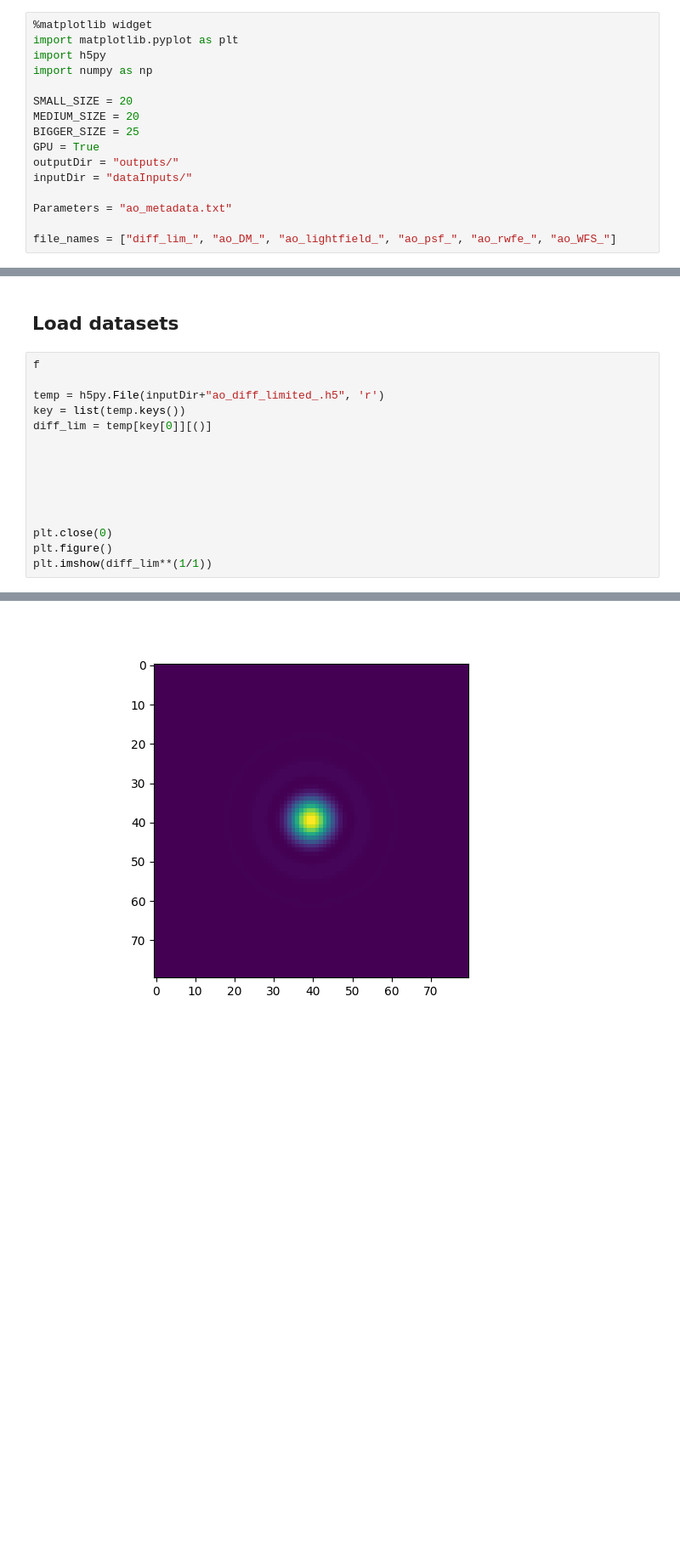
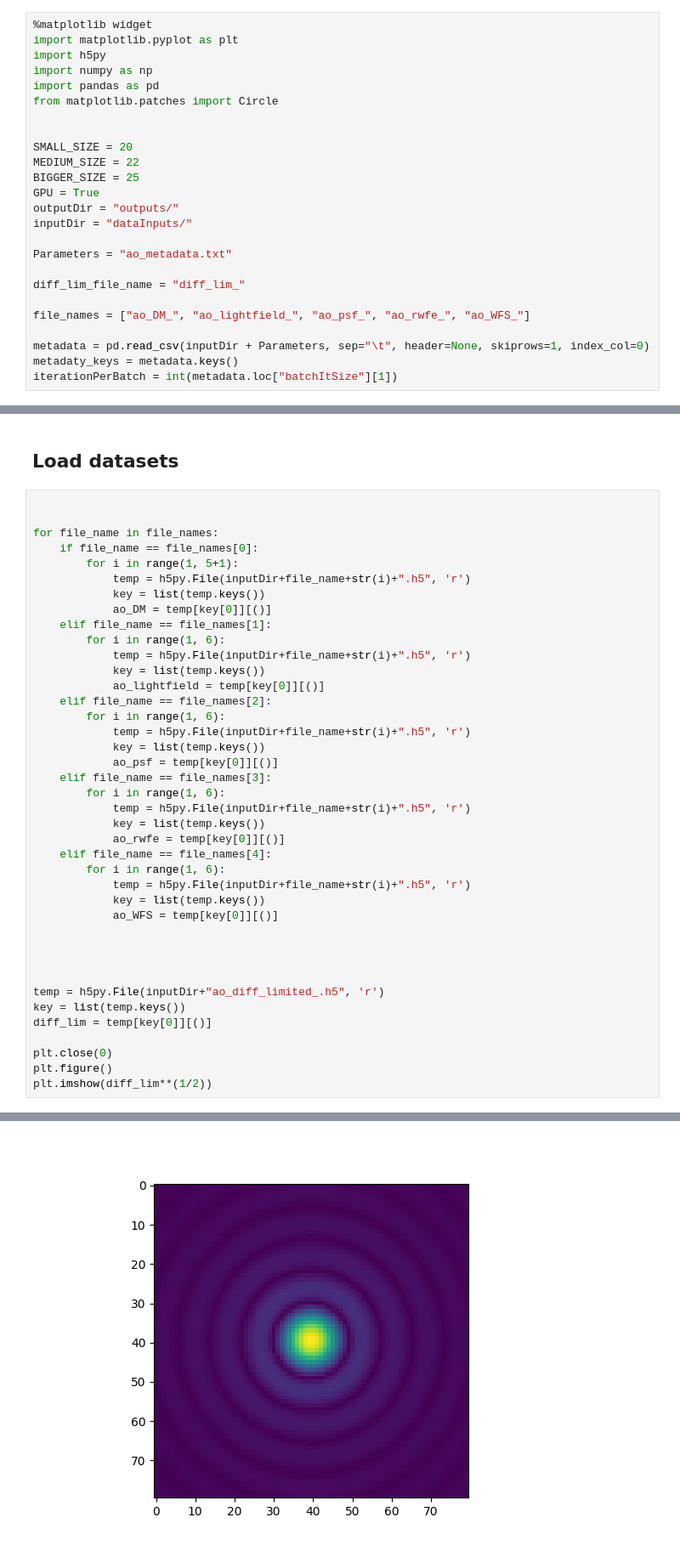
Before and after one commit to HumbertDominique/PSF-R-ML, a Jupyter notebook: preprocessing.ipynb, the cells around one changed output, grey strips where cells are left out. Shown at 85% size. Saved outputs shown, nothing was run; the diff lists cells and outputs as text; blank space fills up the shorter version.

```diff
--- a/preprocessing.ipynb
+++ b/preprocessing.ipynb
@@ -9,9 +9,12 @@
 import matplotlib.pyplot as plt
 import h5py
 import numpy as np
+import pandas as pd
+from matplotlib.patches import Circle
+
 
 SMALL_SIZE = 20
-MEDIUM_SIZE = 20
+MEDIUM_SIZE = 22
 BIGGER_SIZE = 25
 GPU = True
 outputDir = "outputs/"
@@ -19,4 +22,10 @@ inputDir = "dataInputs/"
 
 Parameters = "ao_metadata.txt"
 
-file_names = ["diff_lim_", "ao_DM_", "ao_lightfield_", "ao_psf_", "ao_rwfe_", "ao_WFS_"]
+diff_lim_file_name = "diff_lim_"
+
+file_names = ["ao_DM_", "ao_lightfield_", "ao_psf_", "ao_rwfe_", "ao_WFS_"]
+
+metadata = pd.read_csv(inputDir + Parameters, sep="\t", header=None, skiprows=1, index_col=0)
+metadaty_keys = metadata.keys()
+iterationPerBatch = int(metadata.loc["batchItSize"][1])
@@ -23,20 +36,45 @@ file_names = ["diff_lim_", "ao_DM_", "ao_lightfield_", "ao_psf_", "ao_rwfe_", "a
 # %% [markdown]
 ## Load datasets
 # %%
-f
+
+
+for file_name in file_names:
+    if file_name == file_names[0]:
+        for i in range(1, 5+1):
+            temp = h5py.File(inputDir+file_name+str(i)+".h5", 'r')
+            key = list(temp.keys())
+            ao_DM = temp[key[0]][()]
+    elif file_name == file_names[1]:
+        for i in range(1, 6):
+            temp = h5py.File(inputDir+file_name+str(i)+".h5", 'r')
+            key = list(temp.keys())
+            ao_lightfield = temp[key[0]][()]
+    elif file_name == file_names[2]:
+        for i in range(1, 6):
+            temp = h5py.File(inputDir+file_name+str(i)+".h5", 'r')
+            key = list(temp.keys())
+            ao_psf = temp[key[0]][()]
+    elif file_name == file_names[3]:
+        for i in range(1, 6):
+            temp = h5py.File(inputDir+file_name+str(i)+".h5", 'r')
+            key = list(temp.keys())
+            ao_rwfe = temp[key[0]][()]
+    elif file_name == file_names[4]:
+        for i in range(1, 6):
+            temp = h5py.File(inputDir+file_name+str(i)+".h5", 'r')
+            key = list(temp.keys())
+            ao_WFS = temp[key[0]][()]
+
+
+
 
 temp = h5py.File(inputDir+"ao_diff_limited_.h5", 'r')
 key = list(temp.keys())
 diff_lim = temp[key[0]][()]
 
-
-
-
-
-
 plt.close(0)
 plt.figure()
-plt.imshow(diff_lim**(1/1))
+plt.imshow(diff_lim**(1/2))
 # %% [output]
 <matplotlib.image.AxesImage at 0x...>
-[figure, old version]
+[figure, new version]
```
Also changed, not shown: parts of 3 cells of this notebook, 1 other file.
